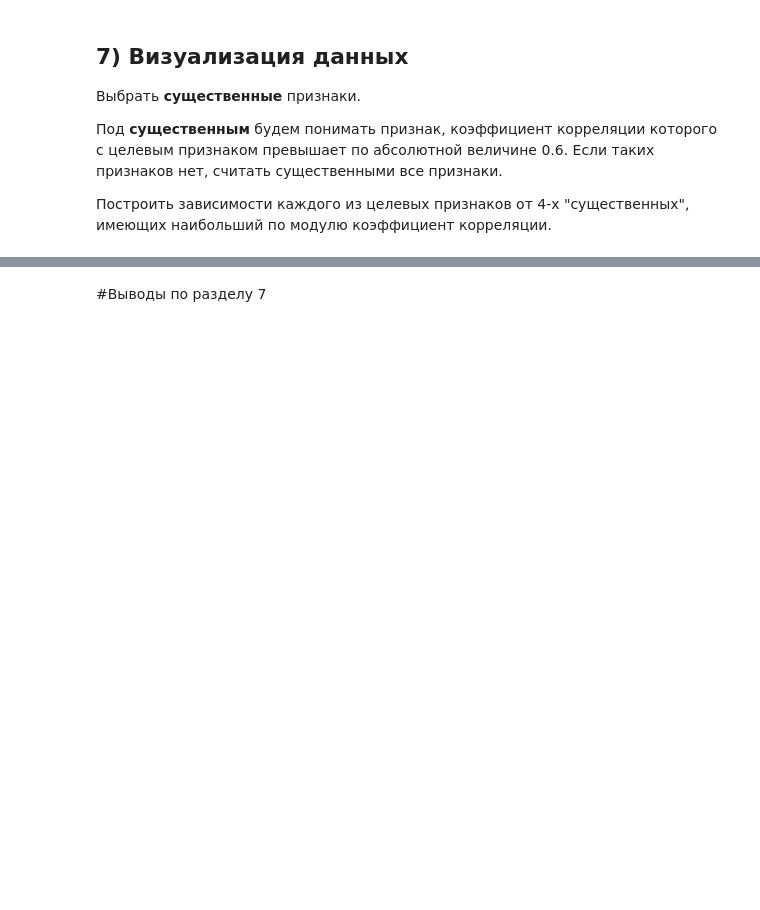
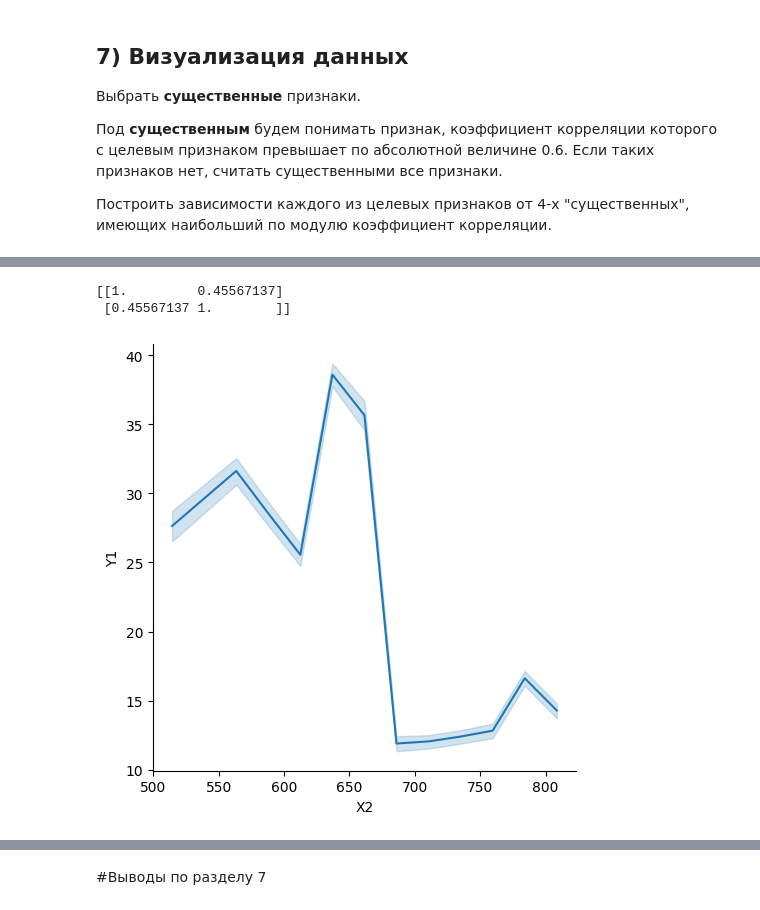
Before and after one commit to Am1rTl/Info, a Jupyter notebook: "ДЗ_Регрессия_1_ipynb".ipynb, the cells around one changed output, grey strips where cells are left out. Saved outputs shown, nothing was run; the diff lists cells and outputs as text; code cells hidden in the pictures; blank space fills up the shorter version.

```diff
--- a/"ДЗ_Регрессия_1_ipynb".ipynb
+++ b/"ДЗ_Регрессия_1_ipynb".ipynb
@@ -170,0 +164,8 @@ import seaborn as sns
+# %%
+#Вторая зависимость
+sns.relplot(data=data, x="X2", y="Y1", kind = 'line')
+print(np.corrcoef(data['X3'], data['Y1']))
+# %% [output]
+[[1.         0.45567137]
+ [0.45567137 1.        ]]
+[figure, added]
```
Also changed, not shown: parts of 18 cells of this notebook.
